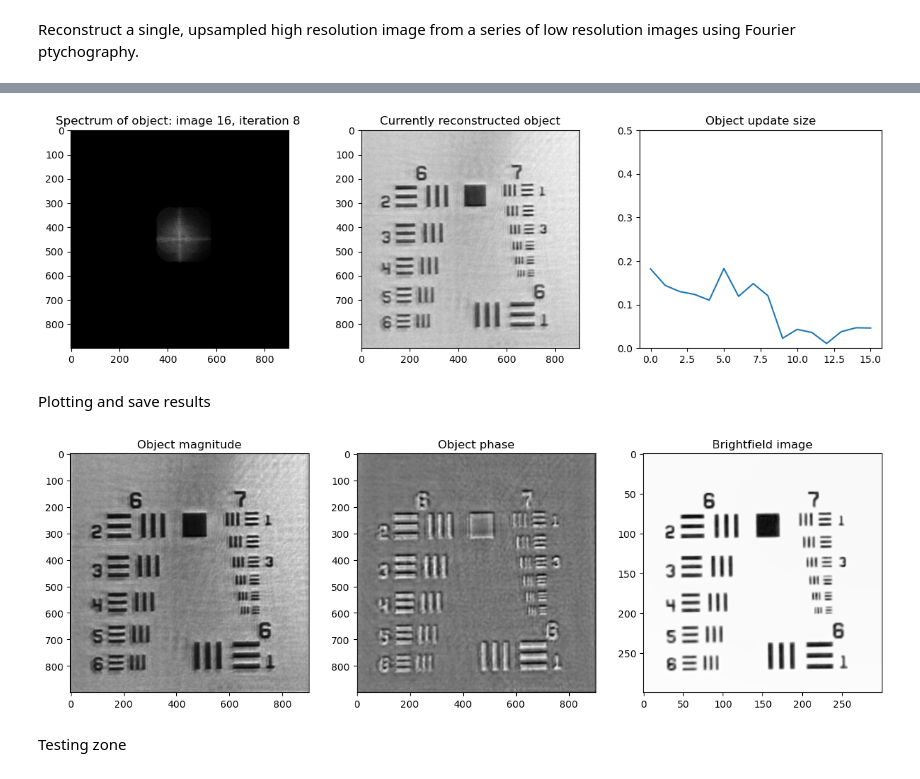
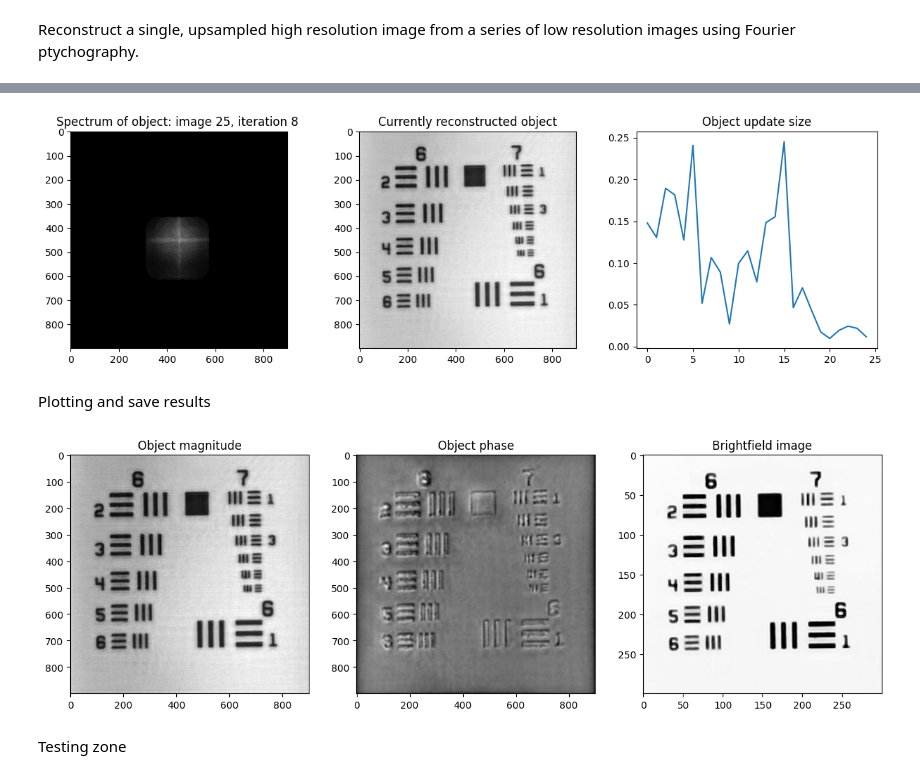
Before and after one commit to willtaylor072/Will_Taylor_FPM_4YP-main, a Jupyter notebook: reconstruction.ipynb, the cells around one changed output, grey strips where cells are left out. Drawn from its saved outputs; the diff is of its cells as text; code cells hidden in the pictures.

```diff
--- a/reconstruction.ipynb
+++ b/reconstruction.ipynb
@@ -391,8 +392,8 @@ def reconstruct(images, kx, ky, obj, pupil, options):
 ## Main FPM reconstruction. Set up for square, grayscale images
 
 # Load image data into an array
-data_path = 'data/usaf_best'
-grid_size = 4 # 1 -> 16, determines how many images to reconstruct with, beyond 12x12 grid images are mostly useless
+data_path = 'data/usaf_2'
+grid_size = 5 # 1 -> 16, determines how many images to reconstruct with, beyond 12x12 grid images are mostly useless
 img_size = 300 # Size of low res image (original or crop)
 crop_x = 0 # From left
 crop_y = 0 # From top
@@ -405,25 +406,26 @@ brightfield = brightfield[crop_y:crop_y+img_size,crop_x:crop_x+img_size] # Crop
 for i in range(num_images): # ~ 2s to load all 256 images into array
     filename = os.path.join(data_path, f'image_{i}.png') # Construct path
     img = np.array(Image.open(filename))/255 # Open image and scale range to 0-1
-    # img = img - np.min(img) # Normalise
+    # img = img - np.min(img) # Normalise (this is not good since it increases effects of high frequencies / wide illumination images)
     # img = img / np.max(img)
     img = img[crop_y:crop_y+img_size,crop_x:crop_x+img_size] # Crop
     images[:,:,i] = img
 
 # Experiment parameters
-x_coords, y_coords = LED_spiral(grid_size) # LED coordinates in sequence
+x_coords, y_coords = LED_spiral(grid_size, x_offset = 0, y_offset = 0) # LED coordinates in sequence
+# (Offsets don't matter for reconstruction since we use distance from central LED)
 LED2SAMPLE = 54 # Distance from LED array to the sample, 54mm (larger distance leads to closer overlapping Fourier circles, optimal 40-60%)
 LED_P = 3.3 # LED pitch, mm
 N_GLASS = 1.52 # Glass refractive index
-NA = 0.1 # Objective numerical apature
+NA = 0.1 # Objective numerical aperture
 PIX_SIZE = 1090e-9 # Pixel size on object plane, m, 1090nm for 3D printed microscope (directly measured), 862nm for old data
 WLENGTH = 550e-9 # Central wavelength of LED light, m
 
 # Derived variables
 f_cutoff = 2*NA/WLENGTH # Highest spatial frequency we can resolve in the optical system due to diffraction, lp/m
 f_sampling = 1/PIX_SIZE # Sampling frequency (based on sensor pixel size and magnification), lp/m
-x_abs = (x_coords - x_coords[0])*LED_P # x distances of LEDs from center LED
-y_abs = (y_coords - y_coords[0])*LED_P # y distances of LEDs from center LED
+x_abs = (x_coords - x_coords[0]) * LED_P # x distances of LEDs from center LED and optical axis
+y_abs = (y_coords - y_coords[0]) * LED_P # y distances
 
 # Size of object image (for given parameters upsampling is between 2 and 5 depending on grid_size)
 # Can do seperately x and y if image is not square
@@ -449,72 +451,58 @@ obj = np.pad(F_img,pad_width,'constant',constant_values=0) # Initial object in
 # Set parameters for reconstruction algorithm
 options = {
     'max_iter': 8, # Number of iterations
-    'alpha': 8, # Regularisation parameter, <10, DOES make a difference, 5 seems good for most cases
-    'beta': 1, # Regularisation parameter, >0, not important
+    'alpha': 5, # Regularisation parameter for update strength, <10, 5 seems good for most cases
+    'beta': 100, # Regularisation parameter, >0, not important
     'plot_mode': 2, # 0, off; 1, plot every image; 2, plot every iteration
     'quality_threshold': 0, # Will only use images with dynamic range greater than this (set to 0 to use all images)
     'moderator_on': False, # Will reduce impact on object update from low information images (helps stability)
-    'LED_correction': 0, # 0, off; 1, accurate; 2, fast (not working)
+    'LED_correction': False, # Adjust LED positions (kx,ky)
 }
 
 # Reconstruction with calculated kx and ky (quickstart)
 kx,ky = calculate_fourier_positions(x_abs, y_abs, LED2SAMPLE, WLENGTH, PIX_SIZE, img_size)
-rec_obj,rec_pupil,_,_ = reconstruct(images, kx, ky, obj, pupil, options)
-
-# # Reconstruction with LED correction to find optimal kx and ky
-# options = {
-#     'max_iter': 1, # Number of iterations
-#     'alpha': 5, # Regularisation parameter, <10, DOES make a difference, 5 seems good for most cases
-#     'beta': 1, # Regularisation parameter, >0, not important
-#     'plot_mode': 0, # 0, off; 1, plot every image; 2, plot every iteration
-#     'quality_threshold': 0, # Will only use images with dynamic range greater than this (set to 0 to use all images)
-#     'moderator_on': False, # Will reduce impact on object update from low information images (helps stability)
-#     'LED_correction': 1, # 0, off; 1, accurate; 2, fast (not working)
-# }
-# kx,ky = calculate_fourier_positions(x_abs, y_abs, LED2SAMPLE, WLENGTH, PIX_SIZE, img_size) # Initial guess for kx,ky
-# rec_obj,rec_pupil,kx_updated,ky_updated = reconstruct(images, kx, ky, obj, pupil, options)
+rec_obj,rec_pupil,kx_updated,ky_updated = reconstruct(images, kx, ky, obj, pupil, options)
 # np.save(os.path.join(data_path,'kx_updated'),kx_updated)
 # np.save(os.path.join(data_path,'ky_updated'),ky_updated)
-
 
 # # Reconstruction with loaded / optimal kx and ky (optimal values depend on crop size)
 # kx = np.load(os.path.join(data_path,'kx_updated.npy'))
 # ky = np.load(os.path.join(data_path,'ky_updated.npy'))
 # rec_obj,rec_pupil,_,_ = reconstruct(images, kx, ky, obj, pupil, options)
 # %% [output]
-[figure, old version]
+[figure, new version]
 # %% [markdown]
 Plotting and save results
 # %%
 # Plot results
 fig, axes = plt.subplots(1, 3, figsize=(15,15))
 
-obj_mag = np.abs(rec_obj)**5 # Magnitude - can increase contrast if necessary
+obj_mag = np.abs(rec_obj)**2 # Magnitude - can increase contrast if necessary
 obj_mag = obj_mag / np.max(np.abs(obj_mag)) # Normalise
 obj_arg = np.angle(rec_obj) # Phase
 obj_arg = obj_arg / np.max(np.abs(obj_arg)) # Normalise
 
 axes[0].imshow(obj_mag,cmap='gray')
 axes[0].set_title('Object magnitude')
 axes[1].imshow(obj_arg, cmap='gray')
 axes[1].set_title('Object phase')
 axes[2].imshow(brightfield, cmap='gray')
 axes[2].set_title('Brightfield image')
 
 # Save results
 obj_mag = (obj_mag * 255).astype(np.uint8)
 obj_mag = Image.fromarray(obj_mag)
 obj_mag.save('results/recent/magnitude.png')
 
 obj_arg = plt.cm.gray(obj_arg)  # Necessary for saving image
 obj_arg = (obj_arg * 255).astype(np.uint8)
 obj_arg = Image.fromarray(obj_arg)
 obj_arg.save('results/recent/phase.png',format='PNG')
 
 bf = Image.open(os.path.join(data_path,'brightfield.png'))
 bf.save('results/recent/brightfield.png')
 # %% [output]
-[figure, old version]
+[figure, new version]
 # %% [markdown]
 Testing zone
 # %%
```
Also changed, not shown: parts of 3 cells of this notebook, 6 other files.
